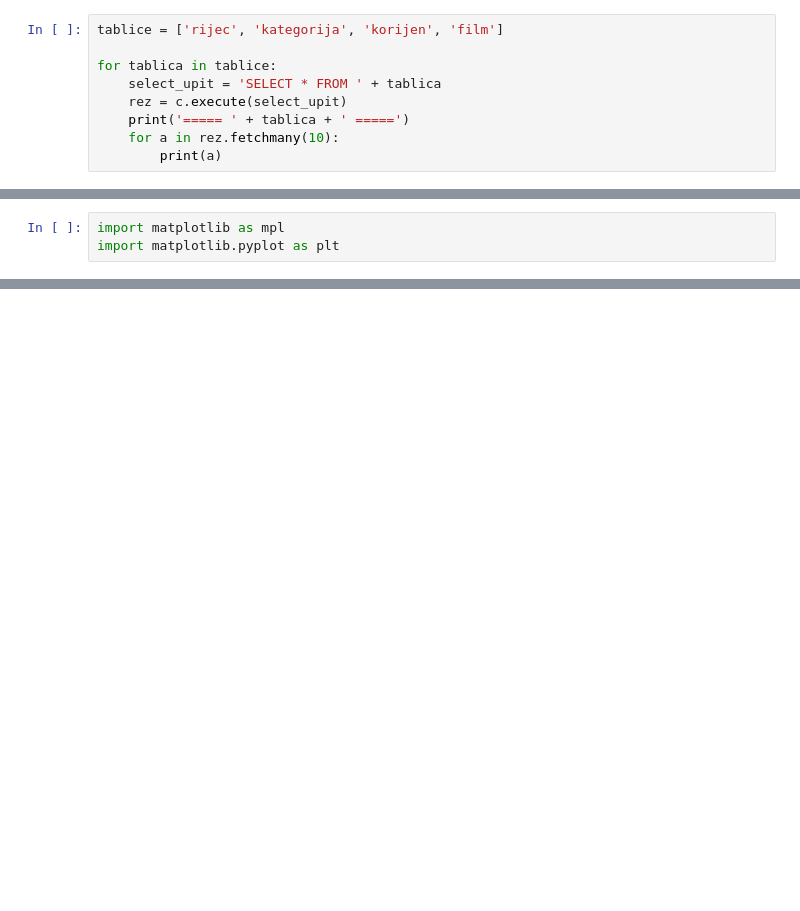
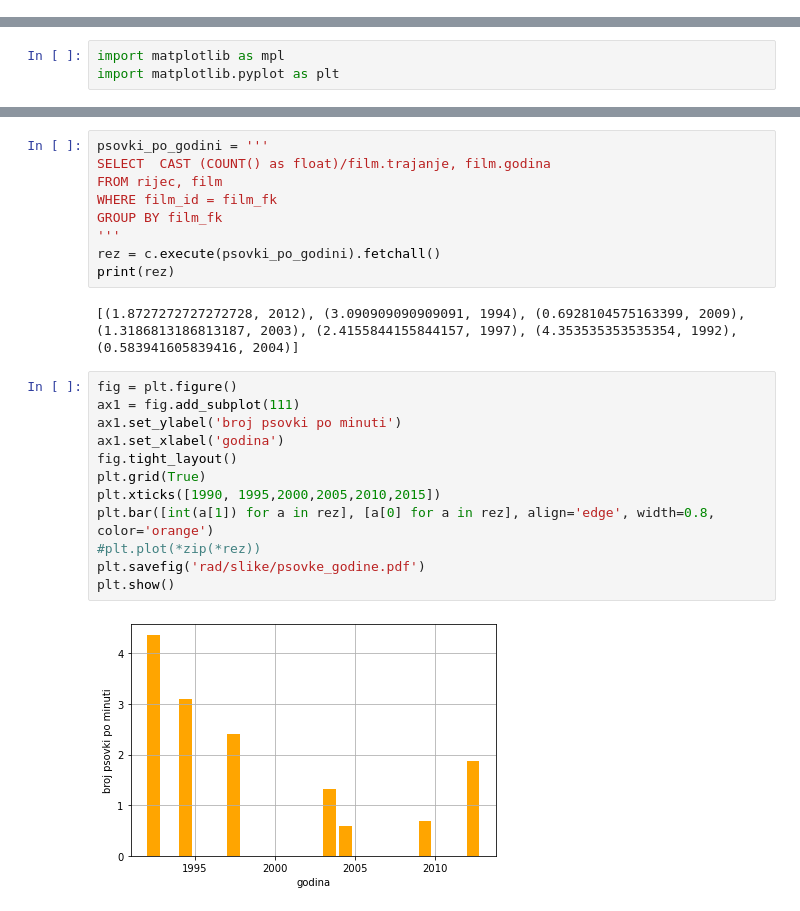
Before and after one commit to filipnovacki/tarantino_profanity, a Jupyter notebook: tarantino_profanity.ipynb, the cells around one changed output, grey strips where cells are left out. Drawn from its saved outputs; the diff is of its cells as text; blank space fills up the shorter version.

```diff
--- a/tarantino_profanity.ipynb
+++ b/tarantino_profanity.ipynb
@@ -270,9 +309,0 @@ conn.commit()
-# %%
-tablice = ['rijec', 'kategorija', 'korijen', 'film']
-
-for tablica in tablice:
-    select_upit = 'SELECT * FROM ' + tablica
-    rez = c.execute(select_upit)
-    print('===== ' + tablica + ' =====')
-    for a in rez.fetchmany(10):
-        print(a)
@@ -325,0 +408,25 @@ plt.show()
+# %%
+psovki_po_godini = '''
+SELECT  CAST (COUNT() as float)/film.trajanje, film.godina
+FROM rijec, film
+WHERE film_id = film_fk
+GROUP BY film_fk
+'''
+rez = c.execute(psovki_po_godini).fetchall()
+print(rez)
+# %% [output]
+[(1.8727272727272728, 2012), (3.090909090909091, 1994), (0.6928104575163399, 2009), (1.3186813186813187, 2003), (2.4155844155844157, 1997), (4.353535353535354, 1992), (0.583941605839416, 2004)]
+# %%
+fig = plt.figure()
+ax1 = fig.add_subplot(111)
+ax1.set_ylabel('broj psovki po minuti')
+ax1.set_xlabel('godina')
+fig.tight_layout()
+plt.grid(True)
+plt.xticks([1990, 1995,2000,2005,2010,2015])
+plt.bar([int(a[1]) for a in rez], [a[0] for a in rez], align='edge', width=0.8, color='orange')
+#plt.plot(*zip(*rez))
+plt.savefig('rad/slike/psovke_godine.pdf')
+plt.show()
+# %% [output]
+[figure, added]
```
Also changed, not shown: parts of 30 cells of this notebook, 43 other files.
